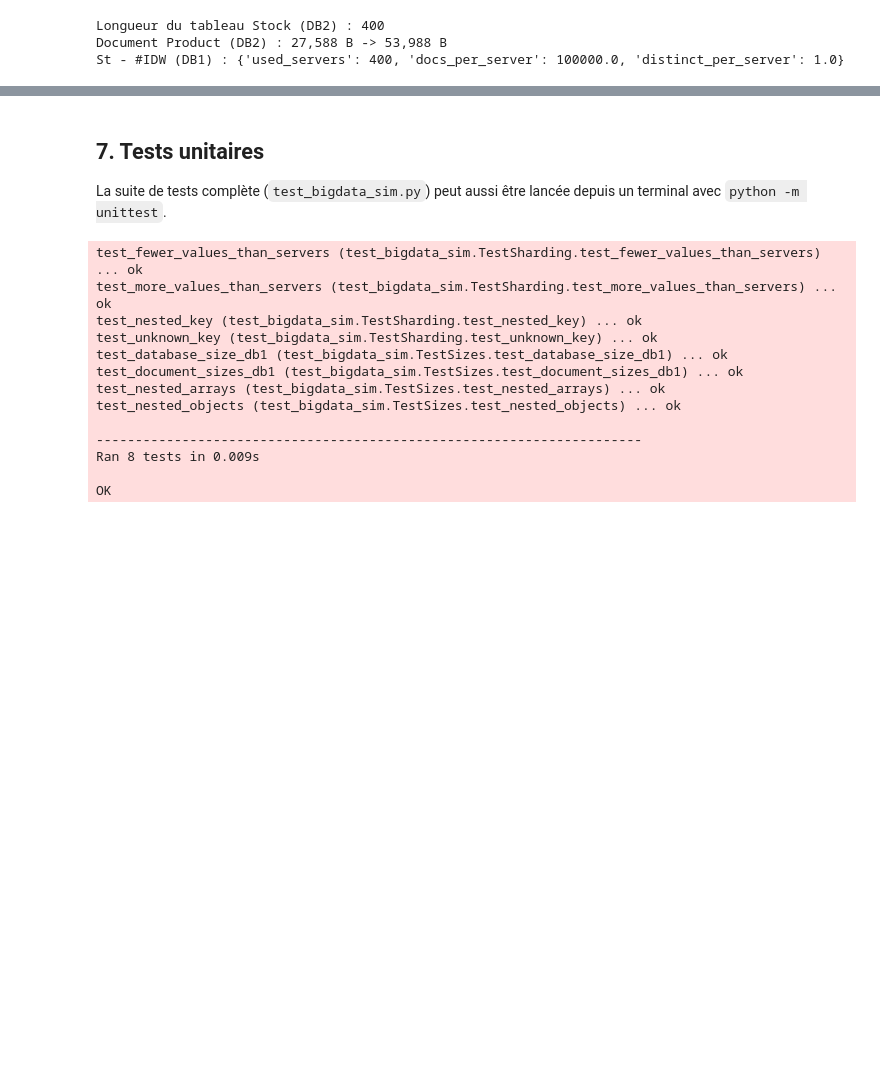
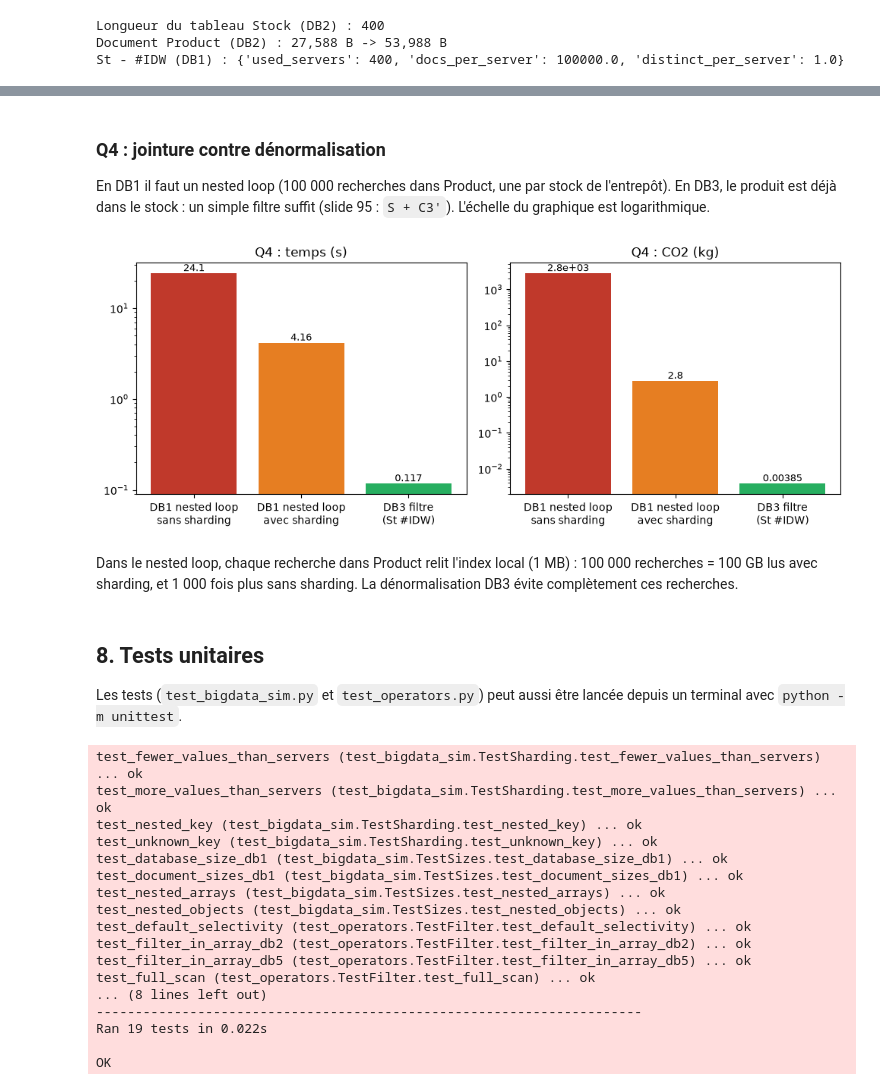
Before and after one commit to lauradlzz/TD1_BigData, a Jupyter notebook: demo.ipynb, the cells around one changed output, grey strips where cells are left out. Saved outputs shown, nothing was run; the diff lists cells and outputs as text; code cells hidden in the pictures; blank space fills up the shorter version.

```diff
--- a/demo.ipynb
+++ b/demo.ipynb
@@ -291,0 +401,12 @@ St - #IDW (DB1) : {'used_servers': 400, 'docs_per_server': 100000.0, 'distinct_p
+# %%
+outer = filter_with_sharding(dbs["DB1"], "Product", ["brand"], ["IDP", "name", "price"], params, APPLE)
+q5_with = nested_loop_with_sharding(dbs["DB1"], outer, "Stock", "IDP", ["IDW", "quantity"], params)
+assert round(q5_with["vol_network"]) == 12_892 + 50 * 8_020
+
+outer = filter_without_sharding(dbs["DB1"], "Product", ["brand"], ["IDP", "name", "price"], params, APPLE)
+q5_without = nested_loop_without_sharding(dbs["DB1"], outer, "Stock", "IDP", ["IDW", "quantity"], params)
+
+q5_db2 = filter_with_sharding(dbs["DB2"], "Product", ["brand"], ["name", "price", "IDW", "quantity"], params, APPLE)
+costs_table({"DB1 nested loop avec sharding": q5_with,
+             "DB1 nested loop sans sharding": q5_without,
+             "DB2 filtre (jointure déjà faite)": q5_db2})
@@ -292,11 +419,47 @@ St - #IDW (DB1) : {'used_servers': 400, 'docs_per_server': 100000.0, 'distinct_p
+# %% [markdown]
+### Q4 : jointure contre dénormalisation
+
+En DB1 il faut un nested loop (100 000 recherches dans Product, une par stock de l'entrepôt).
+En DB3, le produit est déjà dans le stock : un simple filtre suffit (slide 95 : `S + C3'`).
+L'échelle du graphique est logarithmique.
+# %%
+def q4_db1(with_sharding):
+    if with_sharding:
+        outer = filter_with_sharding(dbs["DB1"], "Stock", ["IDW"], ["IDP", "quantity"], params)
+        return nested_loop_with_sharding(dbs["DB1"], outer, "Product", "IDP", ["name"], params)
+    outer = filter_without_sharding(dbs["DB1"], "Stock", ["IDW"], ["IDP", "quantity"], params)
+    return nested_loop_without_sharding(dbs["DB1"], outer, "Product", "IDP", ["name"], params)
+
+q4 = {
+    "DB1 nested loop\nsans sharding": q4_db1(False),
+    "DB1 nested loop\navec sharding": q4_db1(True),
+    "DB3 filtre\n(St #IDW)": filter_with_sharding(dbs["DB3"], "Stock", ["IDW"], ["name", "quantity"], params),
+}
+fig, axes = plt.subplots(1, 2, figsize=(10, 4))
+for ax, key, label in [(axes[0], "time", "temps (s)"), (axes[1], "co2", "CO2 (kg)")]:
+    values = [r[key] for r in q4.values()]
+    ax.bar(list(q4), values, color=["#c0392b", "#e67e22", "#27ae60"])
+    ax.set_yscale("log")
+    ax.set_title(f"Q4 : {label}")
+    for i, v in enumerate(values):
+        ax.annotate(f"{v:,.3g}", (i, v), ha="center", va="bottom", fontsize=9)
+plt.tight_layout()
+plt.show()
+# %% [output]
+[figure, added]
+# %% [markdown]
+Dans le nested loop, chaque recherche dans Product relit l'index local (1 MB) :
+100 000 recherches = 100 GB lus avec sharding, et 1 000 fois plus sans sharding.
+La dénormalisation DB3 évite complètement ces recherches.
 # %% [markdown]
-## 7. Tests unitaires
+## 8. Tests unitaires
 
-La suite de tests complète (`test_bigdata_sim.py`) peut aussi être lancée depuis un terminal avec
+Les tests (`test_bigdata_sim.py` et `test_operators.py`) peut aussi être lancée depuis un terminal avec
 `python -m unittest`.
 # %%
 import unittest
-result = unittest.main(module="test_bigdata_sim", argv=[""], exit=False, verbosity=2).result
+suite = unittest.defaultTestLoader.discover(".", pattern="test_*.py")
+result = unittest.TextTestRunner(verbosity=2).run(suite)
 assert result.wasSuccessful()
 # %% [output]
 test_fewer_values_than_servers (test_bigdata_sim.TestSharding.test_fewer_values_than_servers) ... ok
@@ -307,8 +470,12 @@ test_database_size_db1 (test_bigdata_sim.TestSizes.test_database_size_db1) ... o
 test_document_sizes_db1 (test_bigdata_sim.TestSizes.test_document_sizes_db1) ... ok
 test_nested_arrays (test_bigdata_sim.TestSizes.test_nested_arrays) ... ok
 test_nested_objects (test_bigdata_sim.TestSizes.test_nested_objects) ... ok
-
+test_default_selectivity (test_operators.TestFilter.test_default_selectivity) ... ok
+test_filter_in_array_db2 (test_operators.TestFilter.test_filter_in_array_db2) ... ok
+test_filter_in_array_db5 (test_operators.TestFilter.test_filter_in_array_db5) ... ok
+test_full_scan (test_operators.TestFilter.test_full_scan) ... ok
+... (8 lines left out)
 ----------------------------------------------------------------------
-Ran 8 tests in 0.009s
+Ran 19 tests in 0.022s
 
 OK
```
Also changed, not shown: parts of 10 cells of this notebook, 8 other files.
